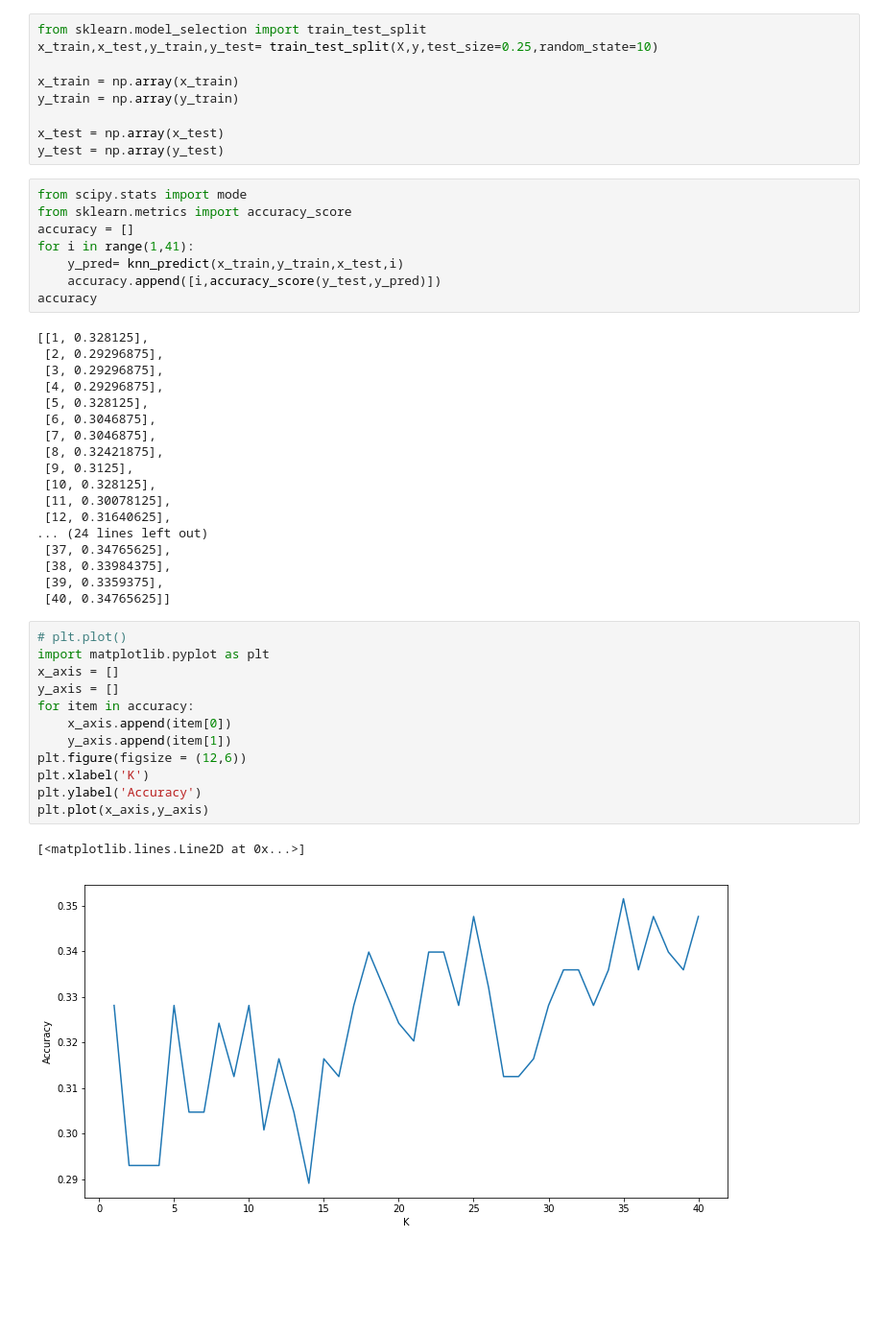
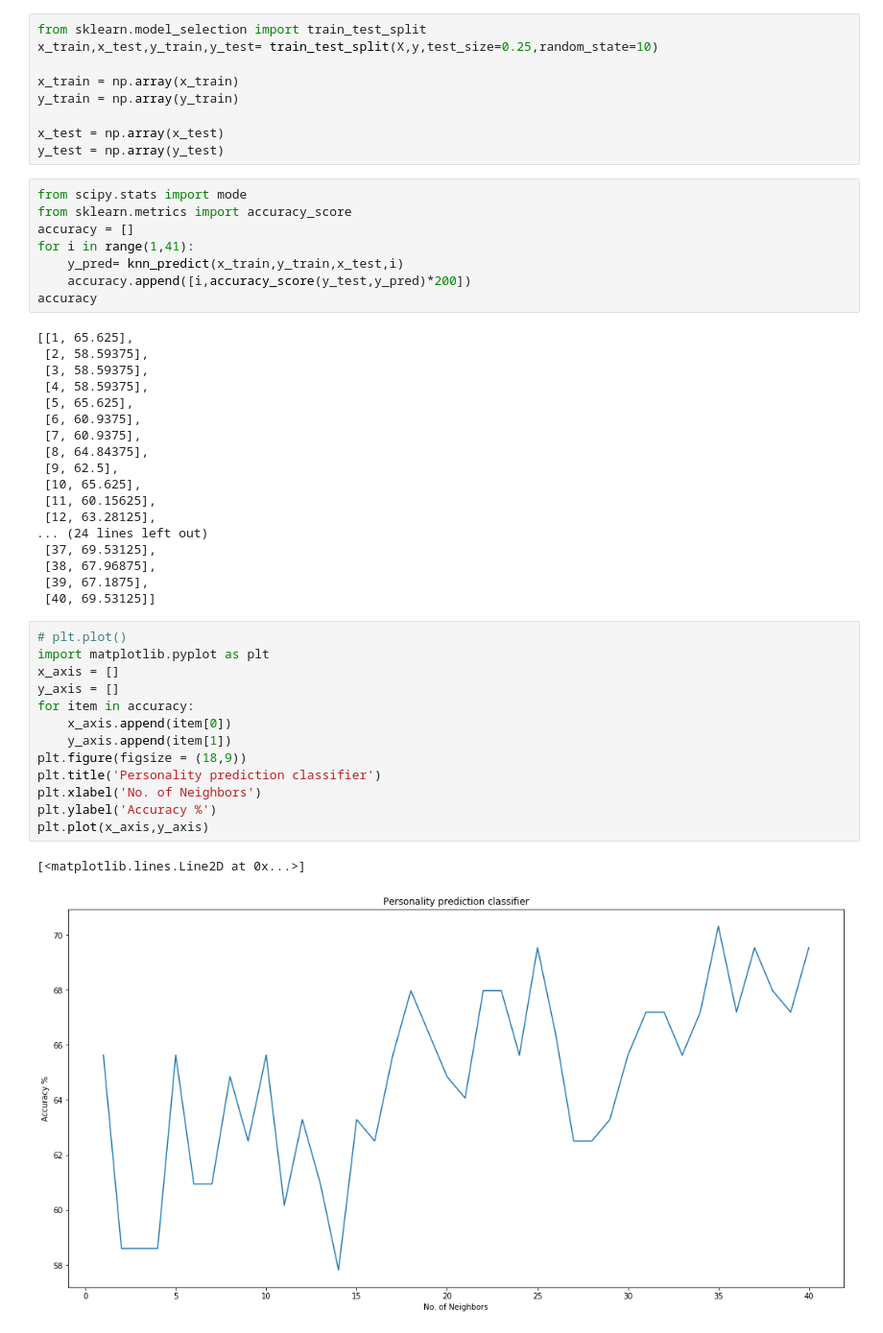
Before and after one commit to chandanpatra2111/Knn_Personality-prediction, a Jupyter notebook: knn-self-def.ipynb, the cells around one changed output. Shown: that part at 96% size. Cells and saved outputs as stored; diff of their text form; blank space fills up the shorter version.

Commit message:
Accuracy

```diff
--- a/knn-self-def.ipynb
+++ b/knn-self-def.ipynb
@@ -71,38 +71,39 @@ from sklearn.metrics import accuracy_score
 accuracy = []
 for i in range(1,41):
     y_pred= knn_predict(x_train,y_train,x_test,i)
-    accuracy.append([i,accuracy_score(y_test,y_pred)])
+    accuracy.append([i,accuracy_score(y_test,y_pred)*200])
 accuracy
 # %% [output]
-[[1, 0.328125],
- [2, 0.29296875],
- [3, 0.29296875],
- [4, 0.29296875],
- [5, 0.328125],
- [6, 0.3046875],
- [7, 0.3046875],
- [8, 0.32421875],
- [9, 0.3125],
- [10, 0.328125],
- [11, 0.30078125],
- [12, 0.31640625],
+[[1, 65.625],
+ [2, 58.59375],
+ [3, 58.59375],
+ [4, 58.59375],
+ [5, 65.625],
+ [6, 60.9375],
+ [7, 60.9375],
+ [8, 64.84375],
+ [9, 62.5],
+ [10, 65.625],
+ [11, 60.15625],
+ [12, 63.28125],
 ... (24 lines left out)
- [37, 0.34765625],
- [38, 0.33984375],
- [39, 0.3359375],
- [40, 0.34765625]]
+ [37, 69.53125],
+ [38, 67.96875],
+ [39, 67.1875],
+ [40, 69.53125]]
 # %%
 # plt.plot()
 import matplotlib.pyplot as plt
 x_axis = []
 y_axis = []
 for item in accuracy:
     x_axis.append(item[0])
     y_axis.append(item[1])
-plt.figure(figsize = (12,6))
-plt.xlabel('K')
-plt.ylabel('Accuracy')
+plt.figure(figsize = (18,9))
+plt.title('Personality prediction classifier')
+plt.xlabel('No. of Neighbors')
+plt.ylabel('Accuracy %')
 plt.plot(x_axis,y_axis)
 # %% [output]
 [<matplotlib.lines.Line2D at 0x...>]
-[figure, old version]
+[figure, new version]
```
